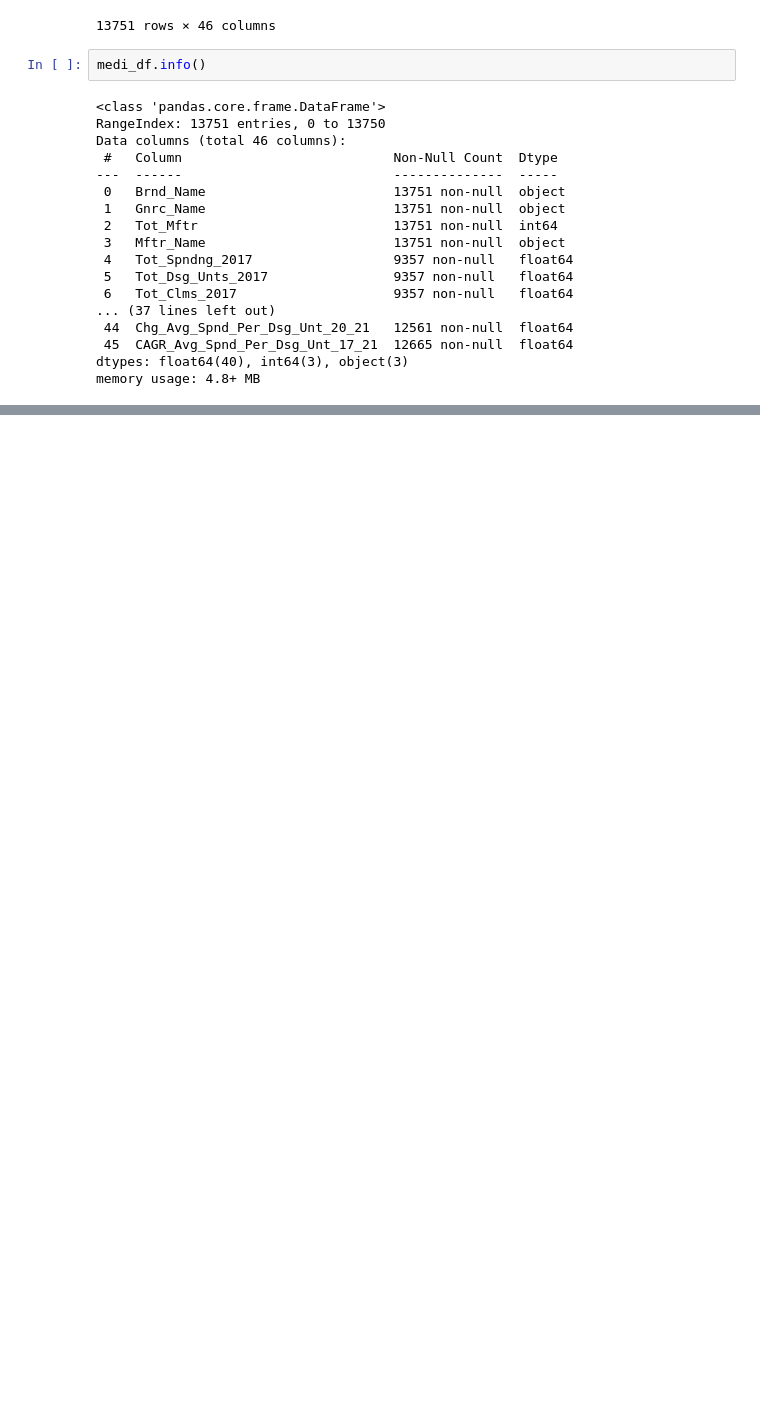
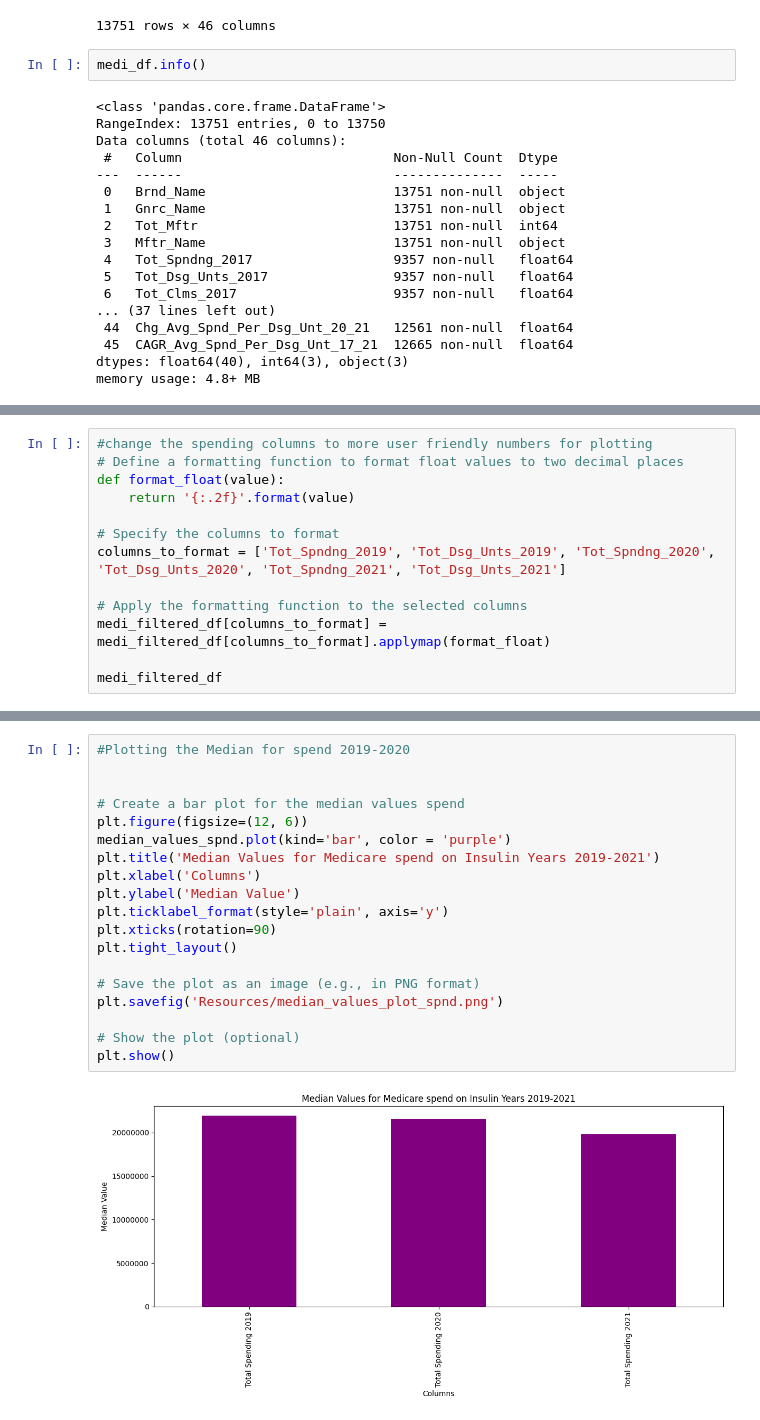
Before and after one commit to gcheairs/Phoenix-Rising-Project-1, a Jupyter notebook: MainDataframeMedicare.ipynb, the cells around one changed output, grey strips where cells are left out. Saved outputs shown, nothing was run; the diff lists cells and outputs as text; blank space fills up the shorter version.

```diff
--- a/MainDataframeMedicare.ipynb
+++ b/MainDataframeMedicare.ipynb
@@ -61,0 +72,13 @@ AttributeError: 'DataFrame' object has no attribute 'setindex'
+# %%
+#change the spending columns to more user friendly numbers for plotting
+# Define a formatting function to format float values to two decimal places
+def format_float(value):
+    return '{:.2f}'.format(value)
+
+# Specify the columns to format
+columns_to_format = ['Tot_Spndng_2019', 'Tot_Dsg_Unts_2019', 'Tot_Spndng_2020', 'Tot_Dsg_Unts_2020', 'Tot_Spndng_2021', 'Tot_Dsg_Unts_2021']
+
+# Apply the formatting function to the selected columns
+medi_filtered_df[columns_to_format] = medi_filtered_df[columns_to_format].applymap(format_float)
+
+medi_filtered_df
@@ -61,0 +323,21 @@ AttributeError: 'DataFrame' object has no attribute 'setindex'
+# %%
+#Plotting the Median for spend 2019-2020
+
+
+# Create a bar plot for the median values spend
+plt.figure(figsize=(12, 6))
+median_values_spnd.plot(kind='bar', color = 'purple')
+plt.title('Median Values for Medicare spend on Insulin Years 2019-2021')
+plt.xlabel('Columns')
+plt.ylabel('Median Value')
+plt.ticklabel_format(style='plain', axis='y')
+plt.xticks(rotation=90)
+plt.tight_layout()
+
+# Save the plot as an image (e.g., in PNG format)
+plt.savefig('Resources/median_values_plot_spnd.png')
+
+# Show the plot (optional)
+plt.show()
+# %% [output]
+[figure, added]
```
Also changed, not shown: parts of 17 cells of this notebook.
